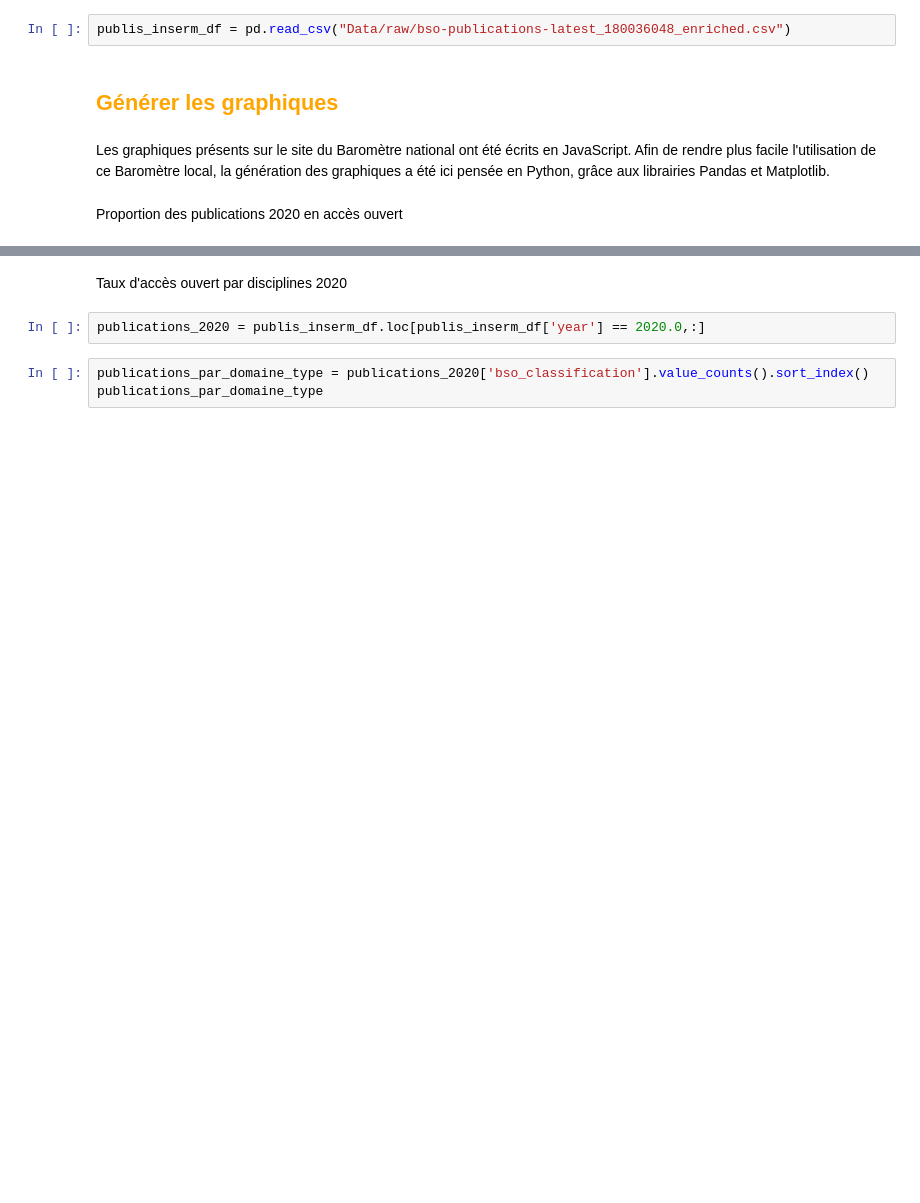
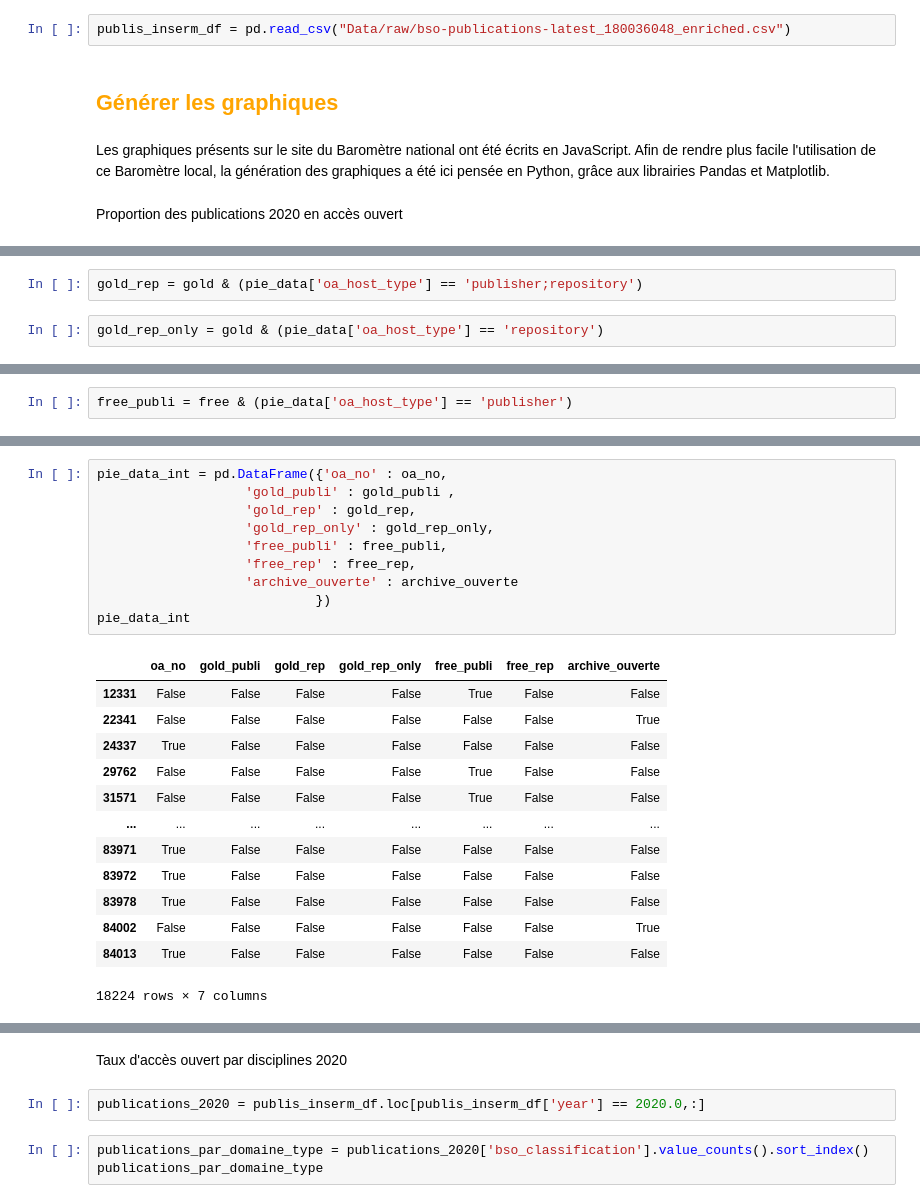
Before and after one commit to Inserm-IST/BSO-Inserm, a Jupyter notebook: 02_barometre_inserm.ipynb, the cells around one changed output, grey strips where cells are left out. Saved outputs shown, nothing was run; the diff lists cells and outputs as text; blank space fills up the shorter version.

```diff
--- a/02_barometre_inserm.ipynb
+++ b/02_barometre_inserm.ipynb
@@ -189,0 +141,4 @@ Text(0.55, 1.8, 'Proportion des publications 2019 en accès ouvert (mesuré en 2
+# %%
+gold_rep = gold & (pie_data['oa_host_type'] == 'publisher;repository')
+# %%
+gold_rep_only = gold & (pie_data['oa_host_type'] == 'repository')
@@ -189,0 +154,2 @@ Text(0.55, 1.8, 'Proportion des publications 2019 en accès ouvert (mesuré en 2
+# %%
+free_publi = free & (pie_data['oa_host_type'] == 'publisher')
@@ -189,0 +169,24 @@ Text(0.55, 1.8, 'Proportion des publications 2019 en accès ouvert (mesuré en 2
+# %%
+pie_data_int = pd.DataFrame({'oa_no' : oa_no,
+                   'gold_publi' : gold_publi ,
+                   'gold_rep' : gold_rep,
+                   'gold_rep_only' : gold_rep_only,
+                   'free_publi' : free_publi,
+                   'free_rep' : free_rep,
+                   'archive_ouverte' : archive_ouverte
+                            })
+pie_data_int
+# %% [output]
+|  | oa_no | gold_publi | gold_rep | gold_rep_only | free_publi | free_rep | archive_ouverte |
+| 12331 | False | False | False | False | True | False | False |
+| 22341 | False | False | False | False | False | False | True |
+| 24337 | True | False | False | False | False | False | False |
+| 29762 | False | False | False | False | True | False | False |
+| 31571 | False | False | False | False | True | False | False |
+| ... | ... | ... | ... | ... | ... | ... | ... |
+| 83971 | True | False | False | False | False | False | False |
+| 83972 | True | False | False | False | False | False | False |
+| 83978 | True | False | False | False | False | False | False |
+| 84002 | False | False | False | False | False | False | True |
+| 84013 | True | False | False | False | False | False | False |
+18224 rows × 7 columns
```
Also changed, not shown: parts of 40 cells of this notebook, 1 other file.
